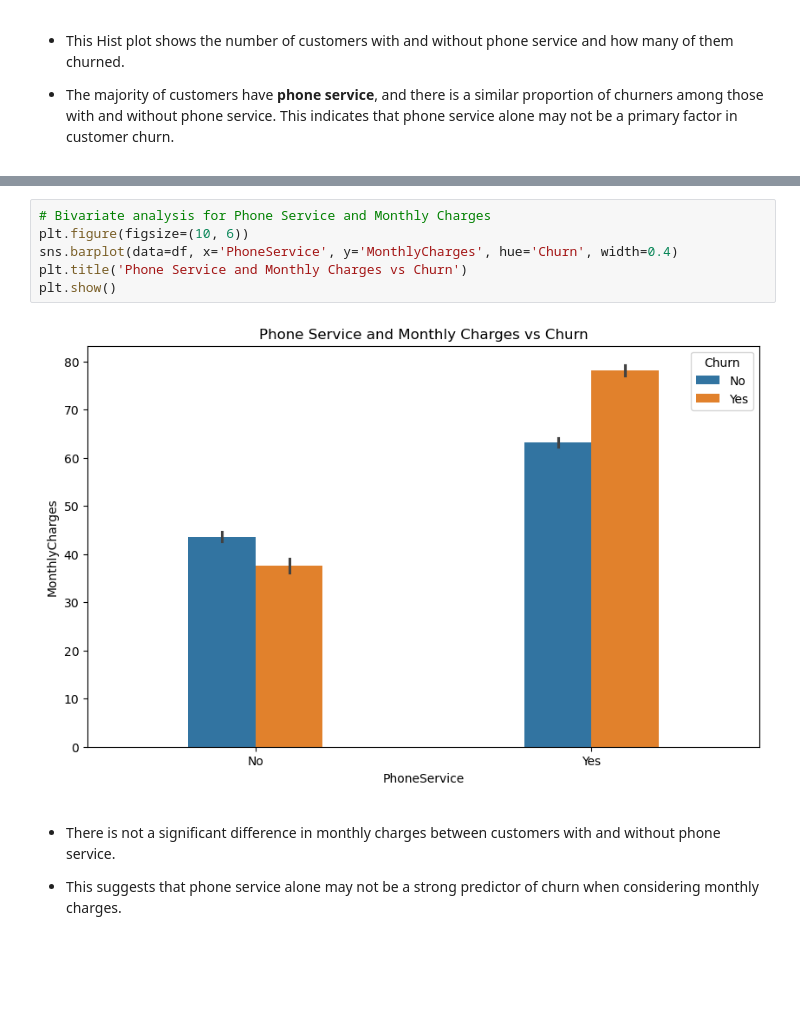
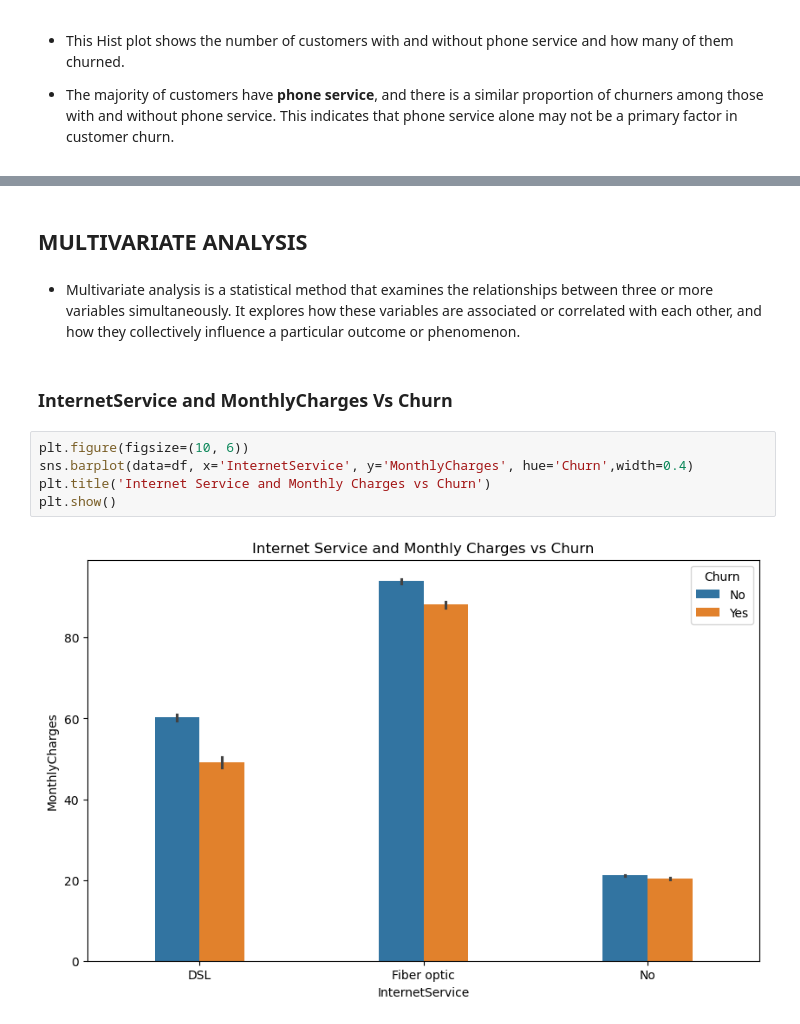
Before and after one commit to ManoharKonala/BootCamp_2K24, a Jupyter notebook: Customer Churn Analysis/Analysis_Customer_Churn.ipynb, the cells around one changed output, grey strips where cells are left out. Drawn from its saved outputs; the diff is of its cells as text; blank space fills up the shorter version.

Commit message:
Multivariate Analysis

```diff
--- a/Customer Churn Analysis/Analysis_Customer_Churn.ipynb
+++ b/Customer Churn Analysis/Analysis_Customer_Churn.ipynb
@@ -555,12 +603,13 @@ Name: count, dtype: int64
+# %% [markdown]
+## **MULTIVARIATE ANALYSIS**
+# %% [markdown]
+* Multivariate analysis is a statistical method that examines the relationships between three or more variables simultaneously. It explores how these variables are associated or correlated with each other, and how they collectively influence a particular outcome or phenomenon.
+# %% [markdown]
+### **InternetService and MonthlyCharges Vs Churn**
 # %%
-# Bivariate analysis for Phone Service and Monthly Charges
 plt.figure(figsize=(10, 6))
-sns.barplot(data=df, x='PhoneService', y='MonthlyCharges', hue='Churn', width=0.4)
-plt.title('Phone Service and Monthly Charges vs Churn')
+sns.barplot(data=df, x='InternetService', y='MonthlyCharges', hue='Churn',width=0.4)
+plt.title('Internet Service and Monthly Charges vs Churn')
 plt.show()
 # %% [output]
-[figure, old version]
+[figure, new version]
-# %% [markdown]
-* There is not a significant difference in monthly charges between customers with and without phone service.
-
-* This suggests that phone service alone may not be a strong predictor of churn when considering monthly charges.
```
Also changed, not shown: parts of 40 cells of this notebook.
